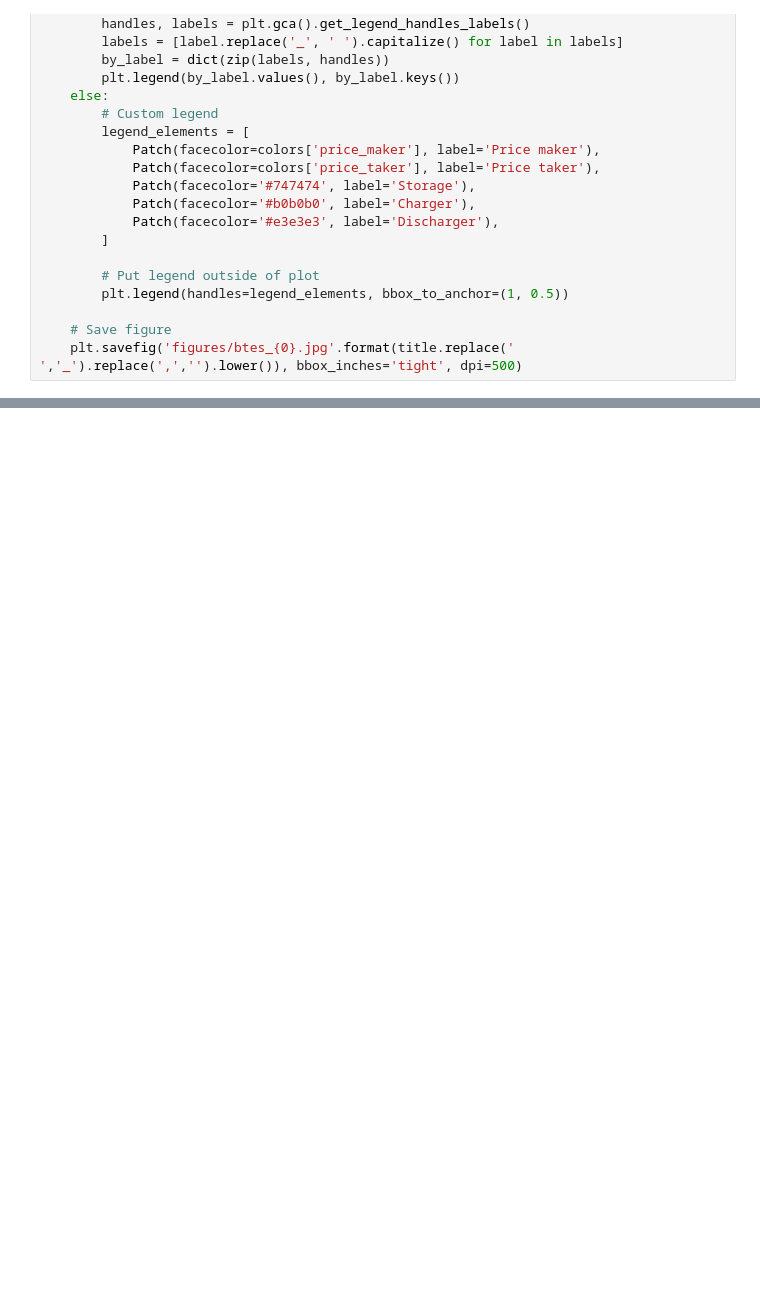
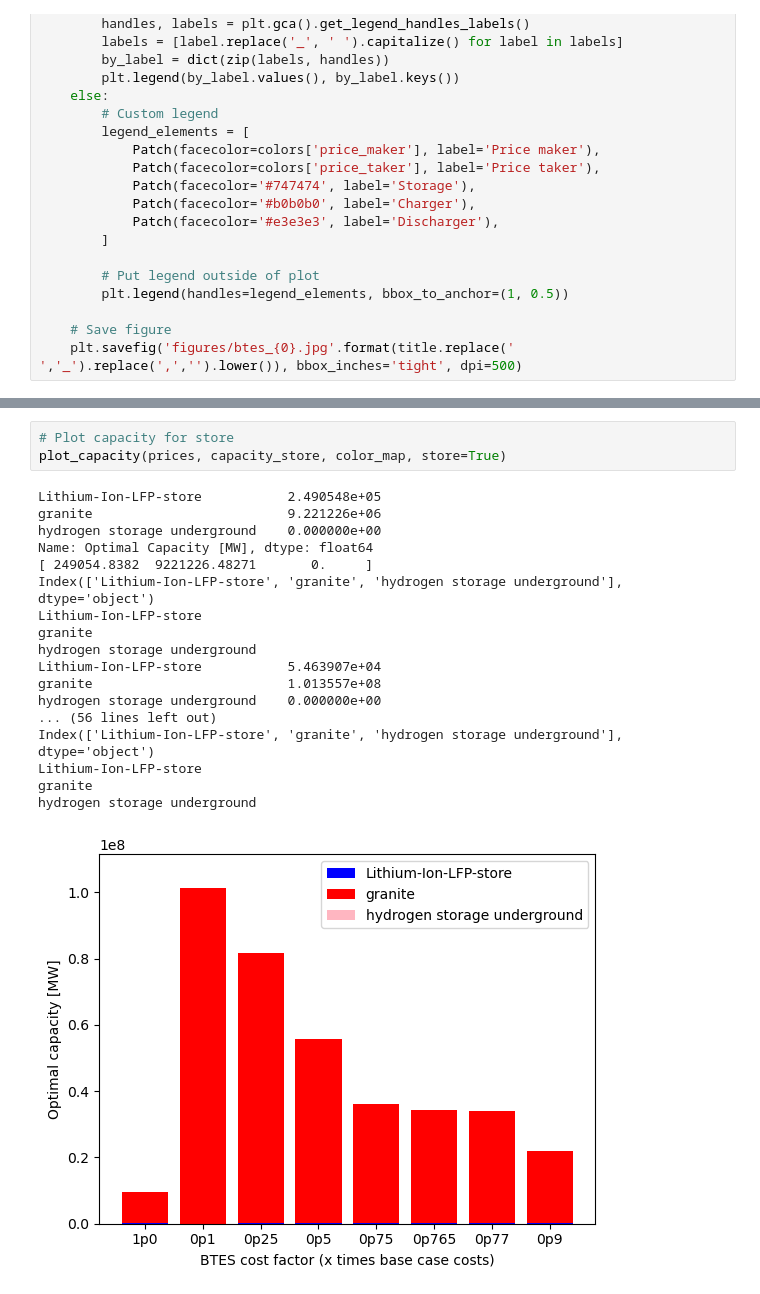
Before and after one commit to carnegie/clab_underground_th_storage, a Jupyter notebook: plot_price_taker.ipynb, the cells around one changed output, grey strips where cells are left out. Drawn from its saved outputs; the diff is of its cells as text; blank space fills up the shorter version.

```diff
--- a/plot_price_taker.ipynb
+++ b/plot_price_taker.ipynb
@@ -168,0 +270,22 @@ plot_bars_maker_taker(prices, inv, 'BTES cost factor (x times base case costs)',
+# %%
+# Plot capacity for store
+plot_capacity(prices, capacity_store, color_map, store=True)
+# %% [output]
+Lithium-Ion-LFP-store           2.490548e+05
+granite                         9.221226e+06
+hydrogen storage underground    0.000000e+00
+Name: Optimal Capacity [MW], dtype: float64
+[ 249054.8382  9221226.48271       0.     ]
+Index(['Lithium-Ion-LFP-store', 'granite', 'hydrogen storage underground'], dtype='object')
+Lithium-Ion-LFP-store
+granite
+hydrogen storage underground
+Lithium-Ion-LFP-store           5.463907e+04
+granite                         1.013557e+08
+hydrogen storage underground    0.000000e+00
+... (56 lines left out)
+Index(['Lithium-Ion-LFP-store', 'granite', 'hydrogen storage underground'], dtype='object')
+Lithium-Ion-LFP-store
+granite
+hydrogen storage underground
+[figure, added]
```
Also changed, not shown: parts of 7 cells of this notebook.
